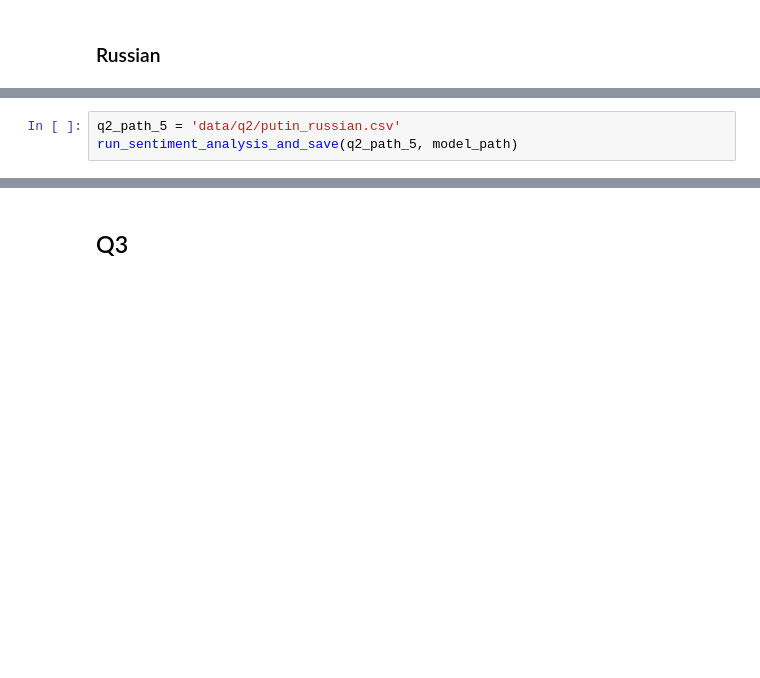
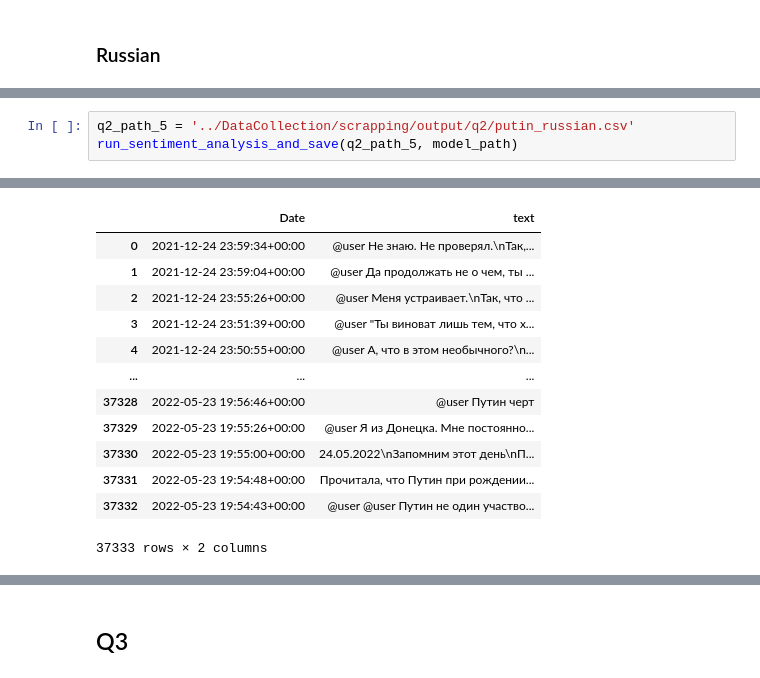
Before and after one commit to Bensas/UkraineConflictOnTwitter, a Jupyter notebook: SentimentAnalysis/TwitterSentimentAnalysis.ipynb, the cells around one changed output, grey strips where cells are left out. Cells and saved outputs as stored; diff of their text form; blank space fills up the shorter version.

```diff
--- a/SentimentAnalysis/TwitterSentimentAnalysis.ipynb
+++ b/SentimentAnalysis/TwitterSentimentAnalysis.ipynb
@@ -154,5 +208,5 @@ Time elapsed:  0.08802032470703125  seconds
 # %%
-q2_path_5 = 'data/q2/putin_russian.csv'
+q2_path_5 = '../DataCollection/scrapping/output/q2/putin_russian.csv'
 run_sentiment_analysis_and_save(q2_path_5, model_path)
 # %% [output]
 Removed  0 invalid tweets
@@ -162 +216,14 @@ Time elapsed:  232.93544363975525  seconds
+|  | Date | text |
+| 0 | 2021-12-24 23:59:34+00:00 | @user Не знаю. Не проверял.\nТак,... |
+| 1 | 2021-12-24 23:59:04+00:00 | @user Да продолжать не о чем, ты ... |
+| 2 | 2021-12-24 23:55:26+00:00 | @user Меня устраивает.\nТак, что ... |
+| 3 | 2021-12-24 23:51:39+00:00 | @user "Ты виноват лишь тем, что х... |
+| 4 | 2021-12-24 23:50:55+00:00 | @user А, что в этом необычного?\n... |
+| ... | ... | ... |
+| 37328 | 2022-05-23 19:56:46+00:00 | @user Путин черт |
+| 37329 | 2022-05-23 19:55:26+00:00 | @user Я из Донецка. Мне постоянно... |
+| 37330 | 2022-05-23 19:55:00+00:00 | 24.05.2022\nЗапомним этот день\nП... |
+| 37331 | 2022-05-23 19:54:48+00:00 | Прочитала, что Путин при рождении... |
+| 37332 | 2022-05-23 19:54:43+00:00 | @user @user Путин не один участво... |
+37333 rows × 2 columns
 # %%
```
Also changed, not shown: parts of 6 cells of this notebook, 21 other files.
